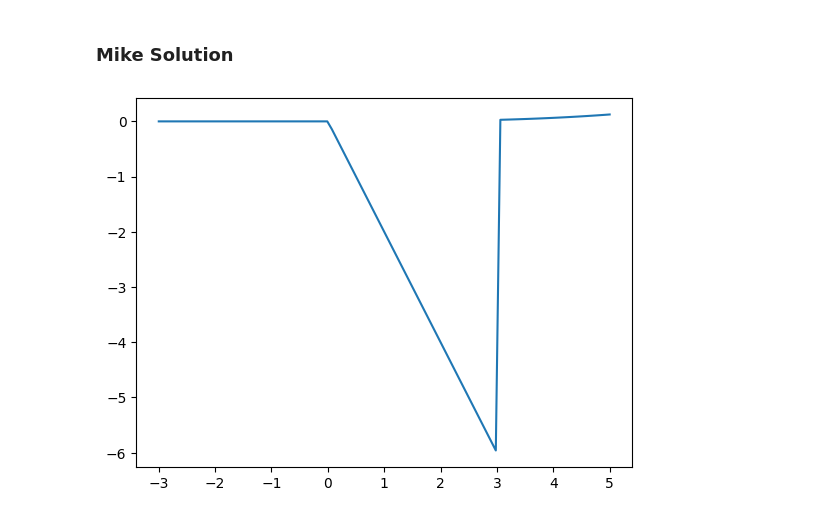
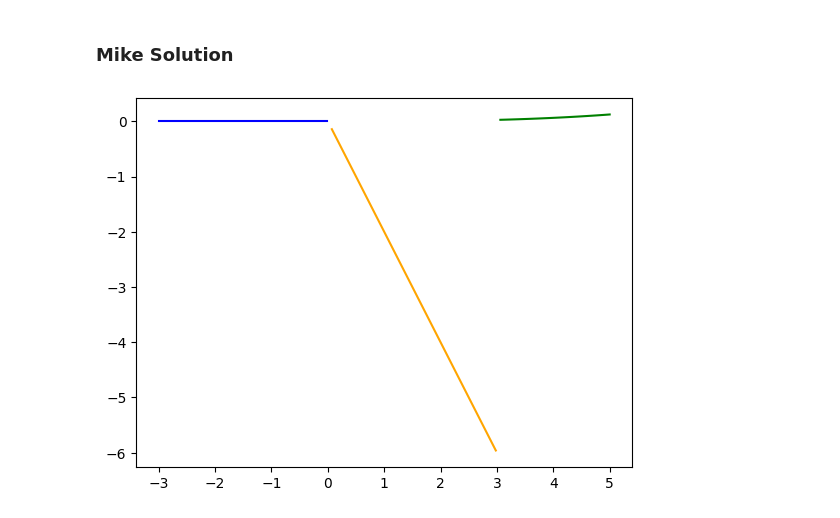
Before and after one commit to matansharon/Calculas, a Jupyter notebook: Section3.ipynb, the cells around one changed output. Saved outputs shown, nothing was run; the diff lists cells and outputs as text; code cells hidden in the pictures.

```diff
--- a/Section3.ipynb
+++ b/Section3.ipynb
@@ -788,10 +788,16 @@ plt.show()
 # %%
 x=np.linspace(-3,5,100)
 piece1=0 * (x < 0)
 piece2=-2*x * ((x >= 0) & (x < 3))
 piece3=(x/10)**3 * (x >= 3)
+
 y=piece1+piece2+piece3
-plt.plot(x,y)
+#paint piece1 in blue
+#paint piece2 in orange
+#paint piece3 in green
+plt.plot(x[x<0],np.zeros(len(x[x<0])),label="0",color="blue")
+plt.plot(x[(3>x)&(x>=0)],-2*x[(3>x)&(x>=0)],label="0",color="orange")
+plt.plot(x[x>3],((x/10)**3)[x>3],label="(x/10)**3",color="green")
 plt.show()
 # %% [output]
-[figure, old version]
+[figure, new version]
```
